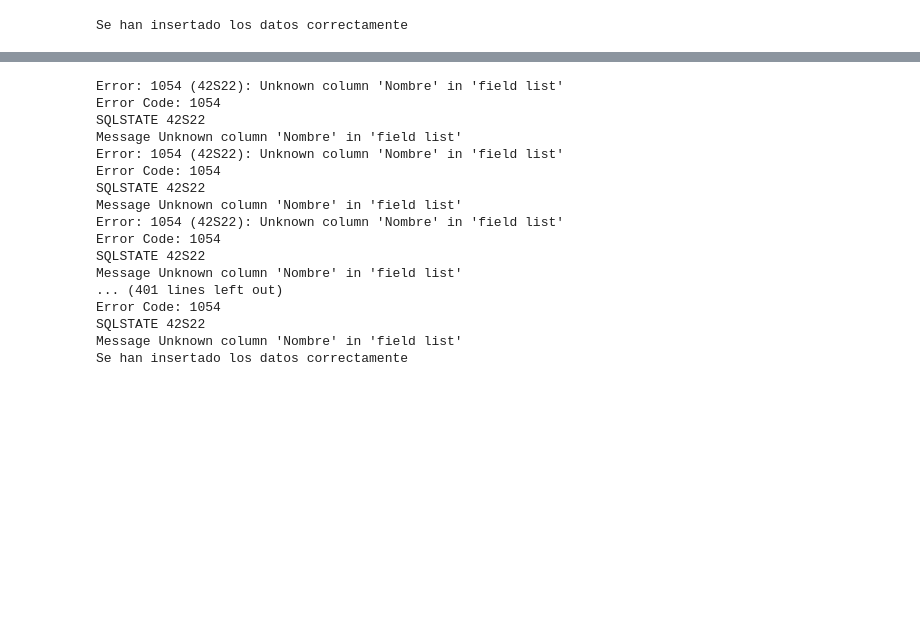
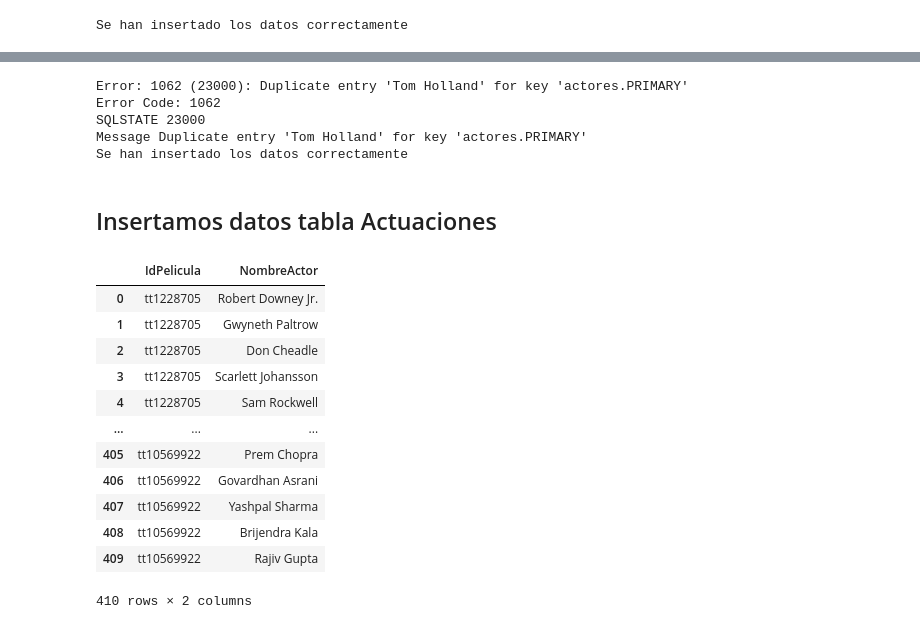
Before and after one commit to laural87/proyecto-da-promo-i-modulo-2-team-1, a Jupyter notebook: Insercion_SQL_fase6.ipynb, the cells around one changed output, grey strips where cells are left out. Drawn from its saved outputs; the diff is of its cells as text; code cells hidden in the pictures; blank space fills up the shorter version.

```diff
--- a/Insercion_SQL_fase6.ipynb
+++ b/Insercion_SQL_fase6.ipynb
@@ -224,7 +277,7 @@ mycursor = cnx.cursor()
 
 for index, row in df_actores.iterrows():
     sql = """
-        INSERT INTO Peliculas_caracteristicas (Nombre, AnioNacimiento, ConocidoPors, ActividadActual, Premios)
+        INSERT INTO actores (Nombre, AnioNacimiento, ConocidoPor, ActividadActual, Premios)
         VALUES ( %s, %s, %s, %s, %s)
     """
     values = (row['Nombre'], row['AnioNacimiento'], row['ConocidoPor'], row['ActividadActual'], row['Premios'])
@@ -245,27 +298,17 @@ print(f'Se han insertado los datos correctamente')
 mycursor.close()
 cnx.close()
 # %% [output]
-Error: 1054 (42S22): Unknown column 'Nombre' in 'field list'
-Error Code: 1054
-SQLSTATE 42S22
-Message Unknown column 'Nombre' in 'field list'
-Error: 1054 (42S22): Unknown column 'Nombre' in 'field list'
-Error Code: 1054
-SQLSTATE 42S22
-Message Unknown column 'Nombre' in 'field list'
-Error: 1054 (42S22): Unknown column 'Nombre' in 'field list'
-Error Code: 1054
-SQLSTATE 42S22
-Message Unknown column 'Nombre' in 'field list'
-... (401 lines left out)
-Error Code: 1054
-SQLSTATE 42S22
-Message Unknown column 'Nombre' in 'field list'
+Error: 1062 (23000): Duplicate entry 'Tom Holland' for key 'actores.PRIMARY'
+Error Code: 1062
+SQLSTATE 23000
+Message Duplicate entry 'Tom Holland' for key 'actores.PRIMARY'
 Se han insertado los datos correctamente
+# %% [markdown]
+## Insertamos datos tabla Actuaciones
 # %%
 #leemos el csv
 
-df_actuaciones = pd.read_csv("CSV_JSON_F4/lista_tuplas_fase4.csv", index_col = 0)  #cambiar el nombre del archivo
+df_actuaciones = pd.read_csv("tuplas_tabla_intermedia_F3_laura.csv", index_col = 0)  #cambiar el nombre del archivo
 
 #Hacemos una lista con el nombre de las columnas actuales del data frame
 columnas_actuales = df_actuaciones.columns.tolist()
@@ -275,6 +318,25 @@ nuevos_nombres = ['IdPelicula', 'NombreActor']
 
 #Cambiamos el nombre de las columnas por la lista que hemos creado
 df_actuaciones.columns = nuevos_nombres
+
+#Eliminamos duplicados
+df_actuaciones = df_actuaciones.drop_duplicates()
+# %%
+df_actuaciones
+# %% [output]
+|  | IdPelicula | NombreActor |
+| 0 | tt1228705 | Robert Downey Jr. |
+| 1 | tt1228705 | Gwyneth Paltrow |
+| 2 | tt1228705 | Don Cheadle |
+| 3 | tt1228705 | Scarlett Johansson |
+| 4 | tt1228705 | Sam Rockwell |
+| ... | ... | ... |
+| 405 | tt10569922 | Prem Chopra |
+| 406 | tt10569922 | Govardhan Asrani |
+| 407 | tt10569922 | Yashpal Sharma |
+| 408 | tt10569922 | Brijendra Kala |
+| 409 | tt10569922 | Rajiv Gupta |
+410 rows × 2 columns
 # %%
 # Conectar a la base de datos
 cnx = mysql.connector.connect(user='root', password='AlumnaAdalab',
```
Also changed, not shown: parts of 18 cells of this notebook, 2 other files.
